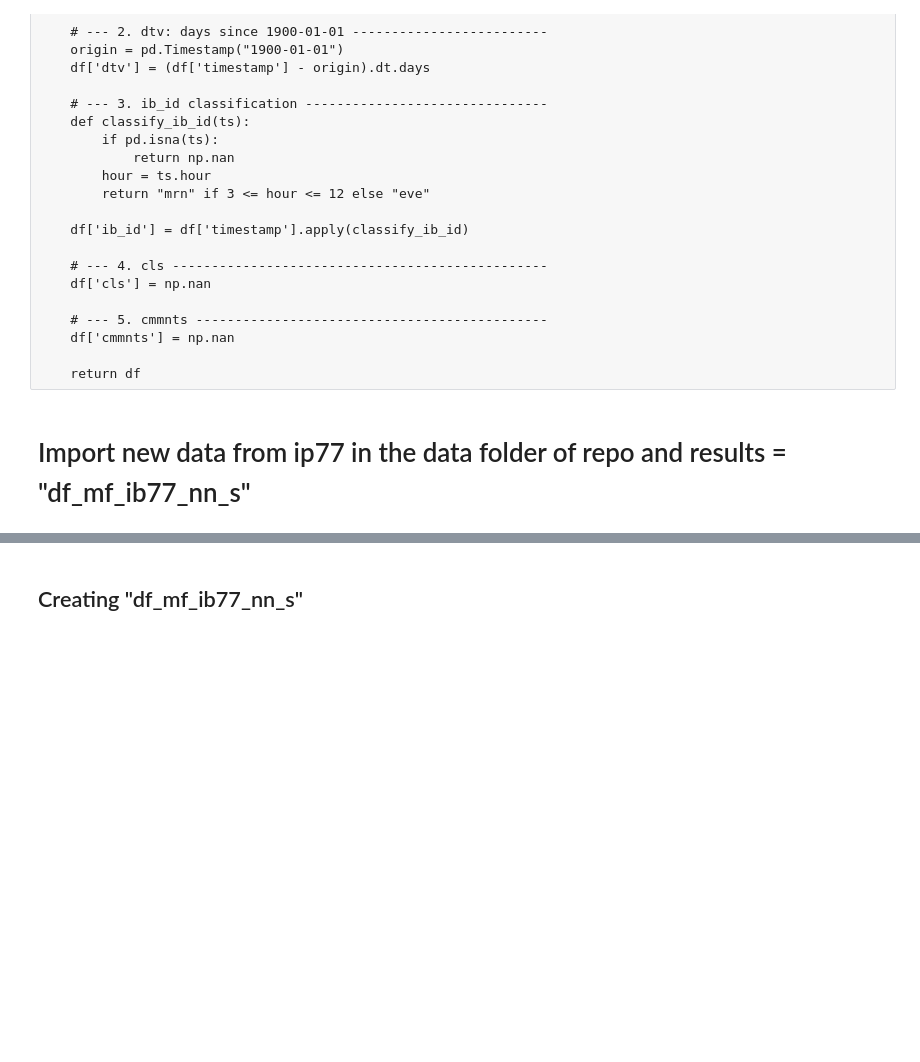
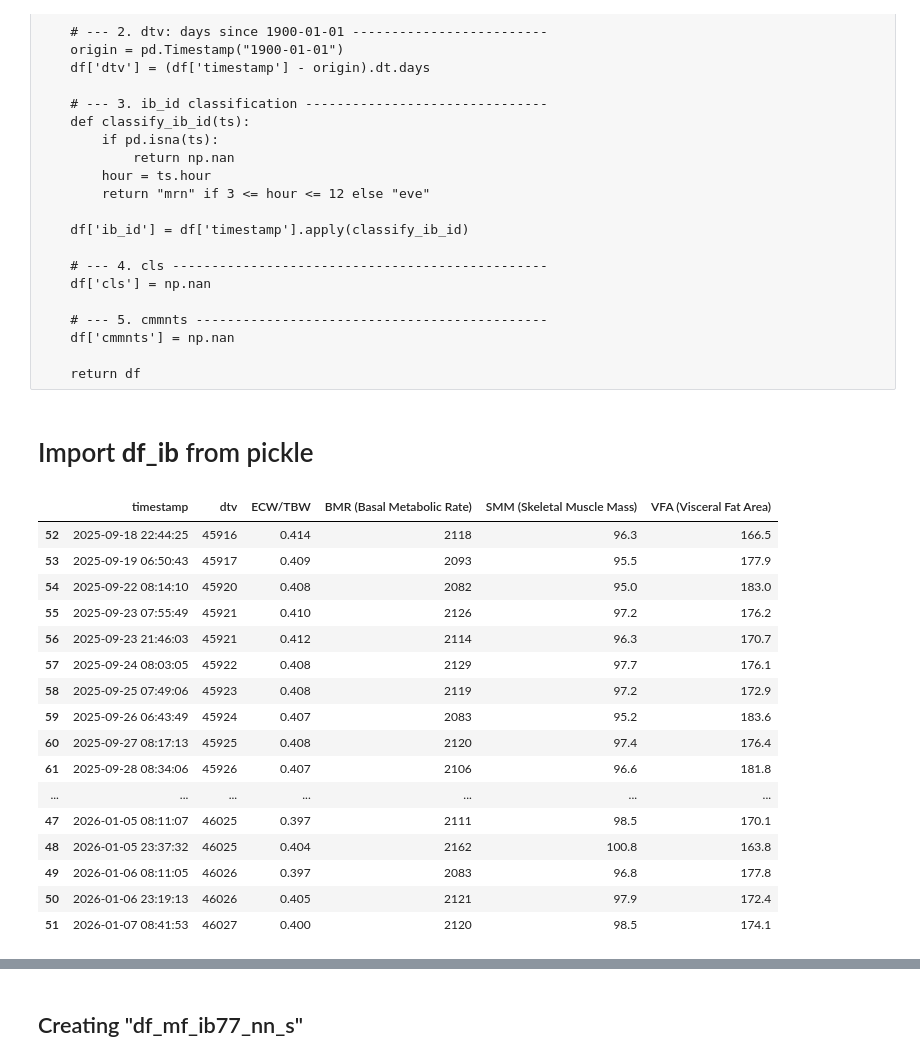
Before and after one commit to 1ratlabs/JL_2, a Jupyter notebook: bld_df_cstm.ipynb, the cells around one changed output, grey strips where cells are left out. Cells and saved outputs as stored; diff of their text form; code cells hidden in the pictures; blank space fills up the shorter version.

```diff
--- a/bld_df_cstm.ipynb
+++ b/bld_df_cstm.ipynb
@@ -541,4 +541,38 @@ def plot_column(df, col_name):
     plt.tight_layout()
     plt.show()
 # %% [markdown]
-# Import new data from ip77 in the data folder of repo and results =  "df_mf_ib77_nn_s"
+# Import **df_ib** from pickle
+# %%
+# df = load_df_from_pickle("df.pkl")
+df_ib = load_df_from_pickle("df_ib.pkl")
+# verify df_ib
+# %%
+# the list of columns you want to include in the analysis and plotting
+grp = ["ECW/TBW",
+           "BMR (Basal Metabolic Rate)",
+           "SMM (Skeletal Muscle Mass)",
+           "VFA (Visceral Fat Area)"]
+# verify grp
+# %%
+# df for meda plus grp values
+df_cstm = df_ib[["timestamp","dtv"] + grp]
+# verify
+df_cstm
+# %% [output]
+|  | timestamp | dtv | ECW/TBW | BMR (Basal Metabolic Rate) | SMM (Skeletal Muscle Mass) | VFA (Visceral Fat Area) |
+| 52 | 2025-09-18 22:44:25 | 45916 | 0.414 | 2118 | 96.3 | 166.5 |
+| 53 | 2025-09-19 06:50:43 | 45917 | 0.409 | 2093 | 95.5 | 177.9 |
+| 54 | 2025-09-22 08:14:10 | 45920 | 0.408 | 2082 | 95.0 | 183.0 |
+| 55 | 2025-09-23 07:55:49 | 45921 | 0.410 | 2126 | 97.2 | 176.2 |
+| 56 | 2025-09-23 21:46:03 | 45921 | 0.412 | 2114 | 96.3 | 170.7 |
+| 57 | 2025-09-24 08:03:05 | 45922 | 0.408 | 2129 | 97.7 | 176.1 |
+| 58 | 2025-09-25 07:49:06 | 45923 | 0.408 | 2119 | 97.2 | 172.9 |
+| 59 | 2025-09-26 06:43:49 | 45924 | 0.407 | 2083 | 95.2 | 183.6 |
+| 60 | 2025-09-27 08:17:13 | 45925 | 0.408 | 2120 | 97.4 | 176.4 |
+| 61 | 2025-09-28 08:34:06 | 45926 | 0.407 | 2106 | 96.6 | 181.8 |
+| ... | ... | ... | ... | ... | ... | ... |
+| 47 | 2026-01-05 08:11:07 | 46025 | 0.397 | 2111 | 98.5 | 170.1 |
+| 48 | 2026-01-05 23:37:32 | 46025 | 0.404 | 2162 | 100.8 | 163.8 |
+| 49 | 2026-01-06 08:11:05 | 46026 | 0.397 | 2083 | 96.8 | 177.8 |
+| 50 | 2026-01-06 23:19:13 | 46026 | 0.405 | 2121 | 97.9 | 172.4 |
+| 51 | 2026-01-07 08:41:53 | 46027 | 0.400 | 2120 | 98.5 | 174.1 |
```
Also changed, not shown: parts of 2 cells of this notebook, 2 other files.
